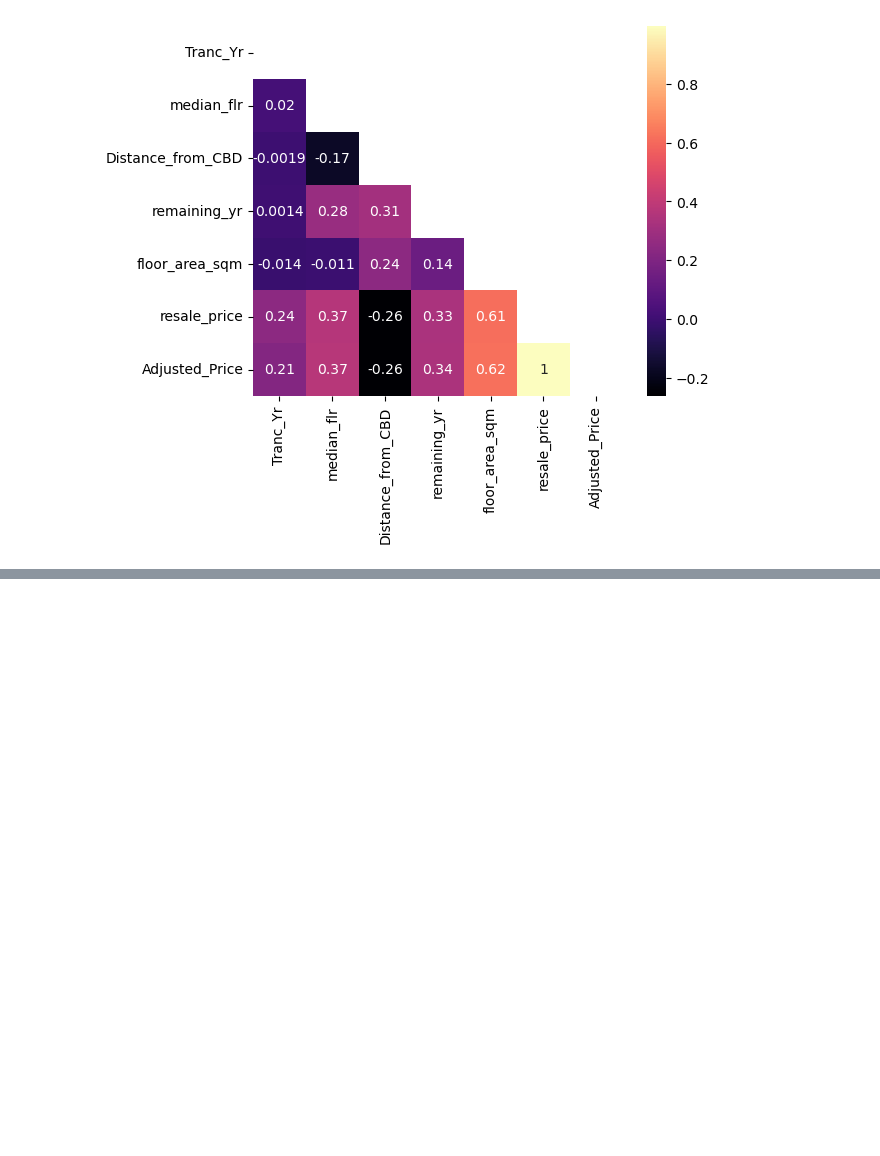
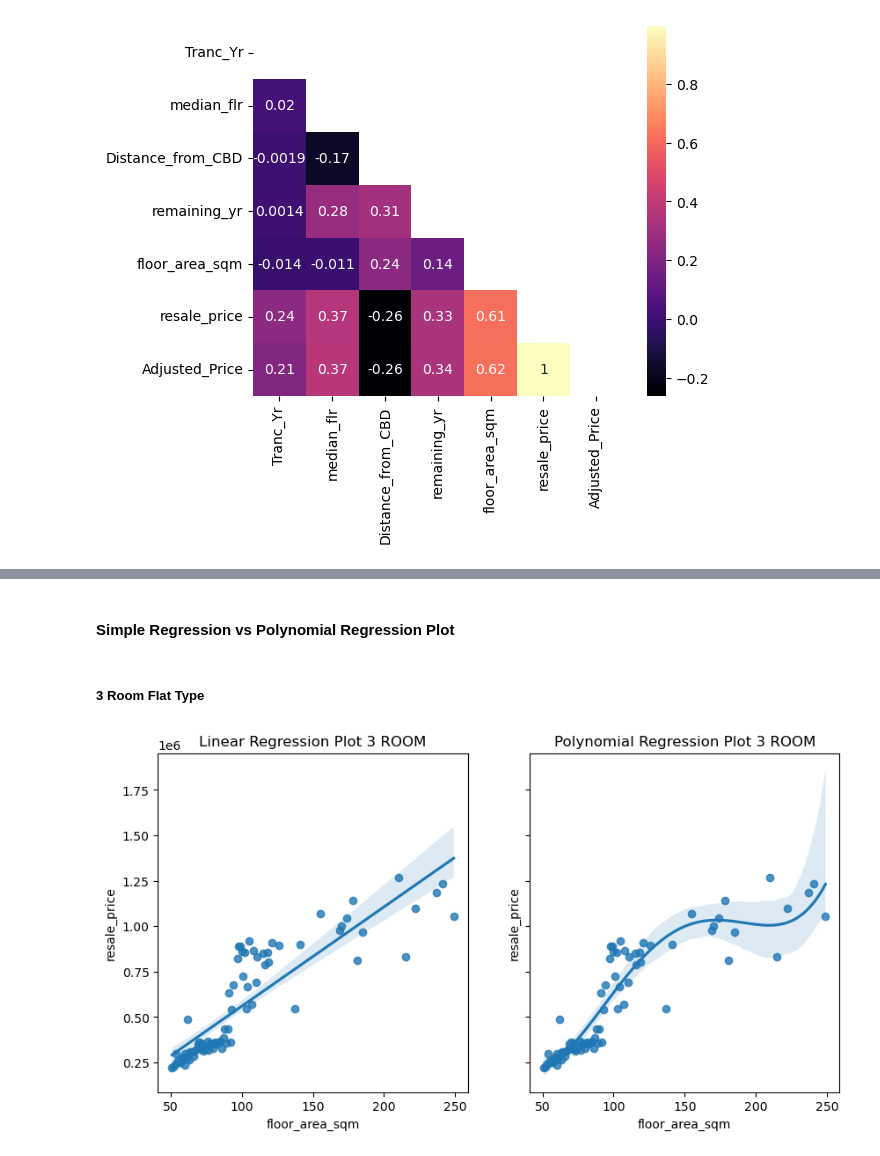
Before and after one commit to DalePeh/PersonalPortfolio, a Jupyter notebook: eda-model-pipepline.ipynb, the cells around one changed output, grey strips where cells are left out. Cells and saved outputs as stored; diff of their text form; code cells hidden in the pictures; blank space fills up the shorter version.

```diff
--- a/eda-model-pipepline.ipynb
+++ b/eda-model-pipepline.ipynb
@@ -383,7 +446,6 @@ plt.show()
 # %%
-flr_area_avgprice = df_resale.groupby(['floor_area_sqm', 'flat_type'])['resale_price'].mean().round()
+flr_area_avgprice = df_resale.groupby(['floor_area_sqm', 'flat_type'])['resale_price'].median().round()
 flr_area_avgprice = pd.DataFrame(flr_area_avgprice).reset_index()
-flr_area_avgprice
 # %%
 yflr_area_price = sns.scatterplot(data=flr_area_avgprice, x='floor_area_sqm', y='resale_price', hue='flat_type')
 yflr_area_price.legend(loc='right', bbox_to_anchor=(1.5, 0.8), ncol=1)
@@ -398,0 +471,17 @@ Base on this scatter plot, a simple linear regression model will not be able to
+# %% [markdown]
+#### Simple Regression vs Polynomial Regression Plot
+# %% [markdown]
+##### 3 Room Flat Type
+# %%
+#create a 3 room linear and polynomial regplot
+Three_flr_price = flr_area_avgprice[flr_area_avgprice['flat_type']=='3 ROOM']
+
+fig, (ax1, ax2) = plt.subplots(figsize=(10,5), ncols=2, sharey=True)
+three_room_slr = sns.regplot(x='floor_area_sqm', y='resale_price', data=Three_flr_price, ax=ax1)
+three_room_poly = sns.regplot(x='floor_area_sqm', y='resale_price', data=Three_flr_price, order=4, ax=ax2)
+three_room_slr.set_title('Linear Regression Plot 3 ROOM')
+three_room_poly.set_title('Polynomial Regression Plot 3 ROOM')
+
+plt.show()
+# %% [output]
+[figure, added]
```
Also changed, not shown: parts of 53 cells of this notebook.
